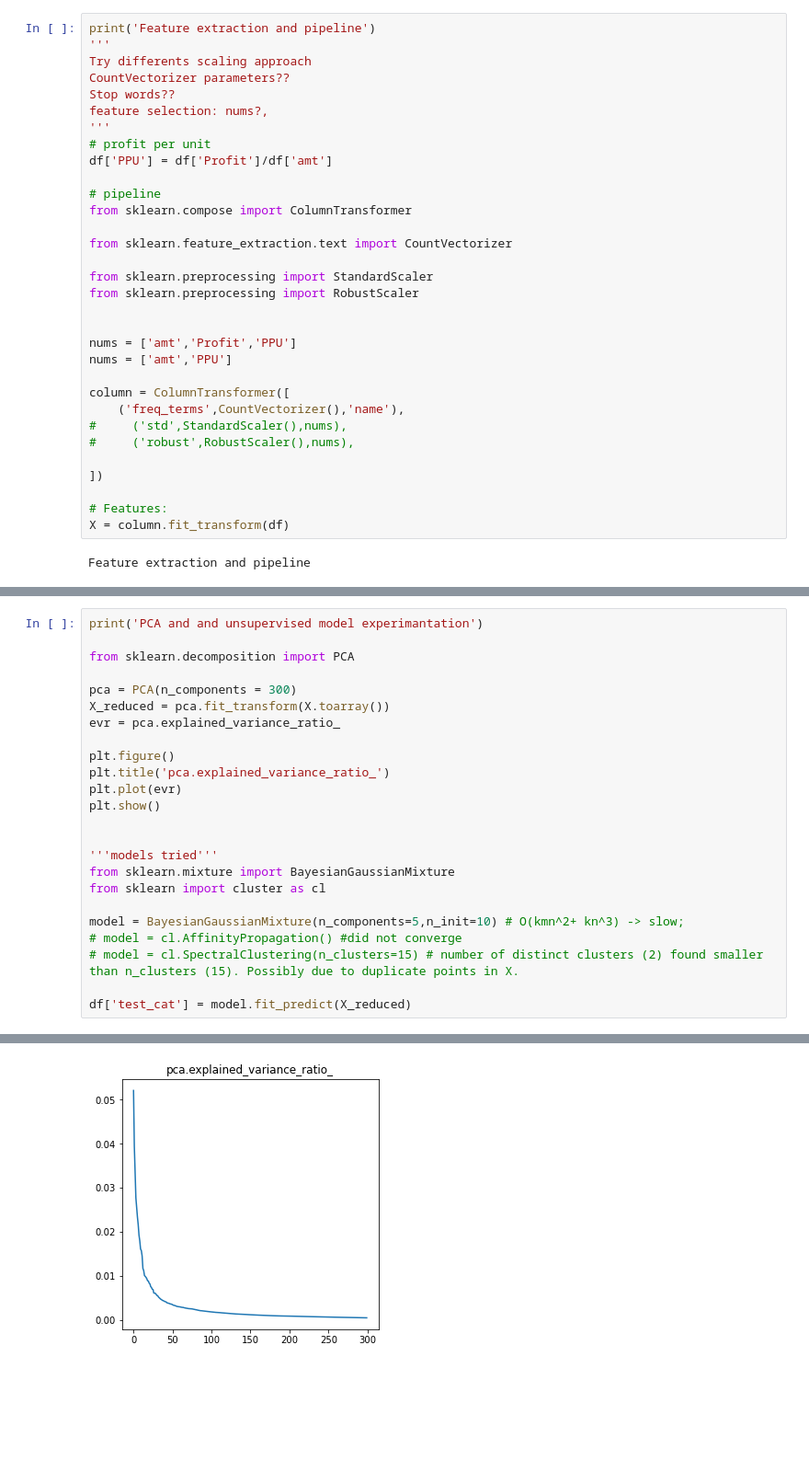
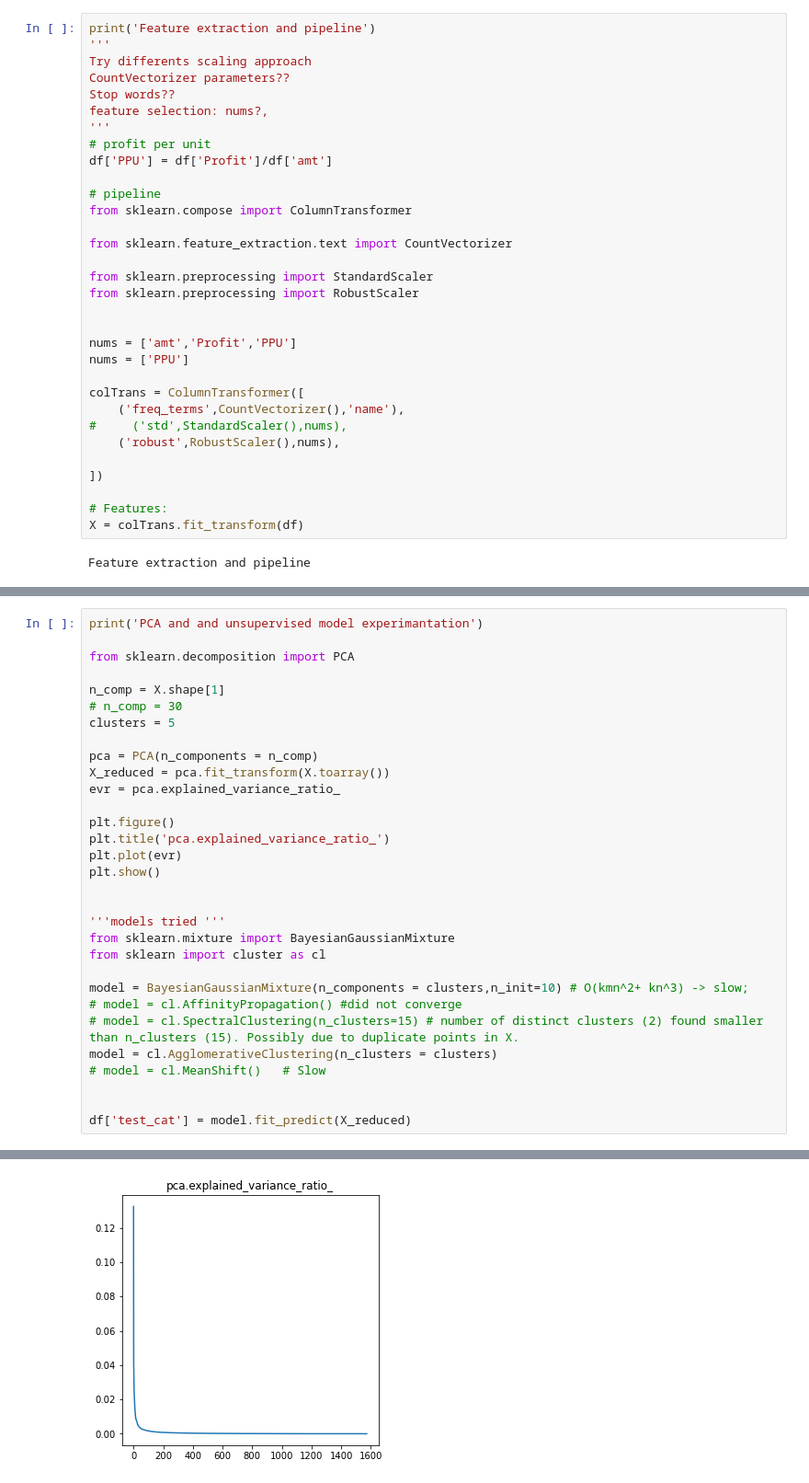
Before and after one commit to aleeusgr/fun, a Jupyter notebook: 1c-0.2.2.ipynb, the cells around one changed output, grey strips where cells are left out. Shown at 92% size. Saved outputs shown, nothing was run; the diff lists cells and outputs as text; blank space fills up the shorter version.

```diff
--- a/1c-0.2.2.ipynb
+++ b/1c-0.2.2.ipynb
@@ -71,16 +75,16 @@ from sklearn.preprocessing import RobustScaler
 
 
 nums = ['amt','Profit','PPU']
-nums = ['amt','PPU']
+nums = ['PPU']
 
-column = ColumnTransformer([
+colTrans = ColumnTransformer([
     ('freq_terms',CountVectorizer(),'name'),
 #     ('std',StandardScaler(),nums),
-#     ('robust',RobustScaler(),nums),
+    ('robust',RobustScaler(),nums),
 
 ])
 
 # Features:
-X = column.fit_transform(df)
+X = colTrans.fit_transform(df)
 # %% [output]
 Feature extraction and pipeline
@@ -87,27 +110,34 @@ Feature extraction and pipeline
 # %%
 print('PCA and and unsupervised model experimantation')
 
 from sklearn.decomposition import PCA
 
-pca = PCA(n_components = 300)
+n_comp = X.shape[1]
+# n_comp = 30
+clusters = 5
+
+pca = PCA(n_components = n_comp)
 X_reduced = pca.fit_transform(X.toarray())
 evr = pca.explained_variance_ratio_
 
 plt.figure()
 plt.title('pca.explained_variance_ratio_')
 plt.plot(evr)
 plt.show()
 
 
-'''models tried'''
+'''models tried '''
 from sklearn.mixture import BayesianGaussianMixture
 from sklearn import cluster as cl
 
-model = BayesianGaussianMixture(n_components=5,n_init=10) # O(kmn^2+ kn^3) -> slow;
+model = BayesianGaussianMixture(n_components = clusters,n_init=10) # O(kmn^2+ kn^3) -> slow;
 # model = cl.AffinityPropagation() #did not converge
 # model = cl.SpectralClustering(n_clusters=15) # number of distinct clusters (2) found smaller than n_clusters (15). Possibly due to duplicate points in X.
+model = cl.AgglomerativeClustering(n_clusters = clusters)
+# model = cl.MeanShift()   # Slow
+
 
 df['test_cat'] = model.fit_predict(X_reduced)
 # %% [output]
 PCA and and unsupervised model experimantation
-[figure, old version]
+[figure, new version]
```
Also changed, not shown: parts of 8 cells of this notebook, 2 other files.
